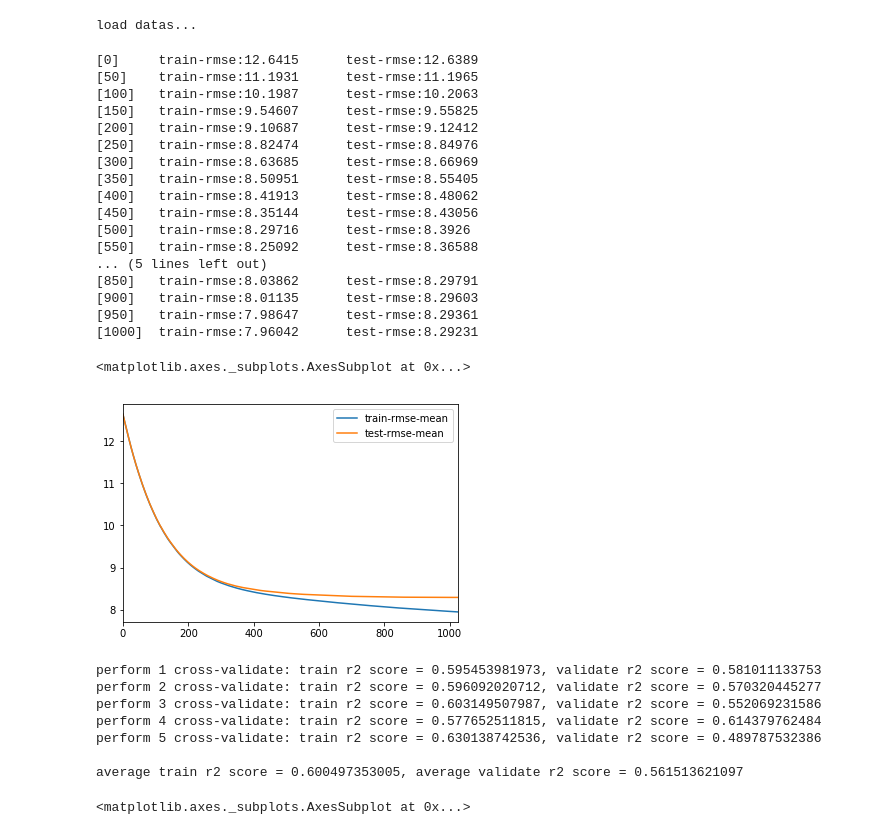
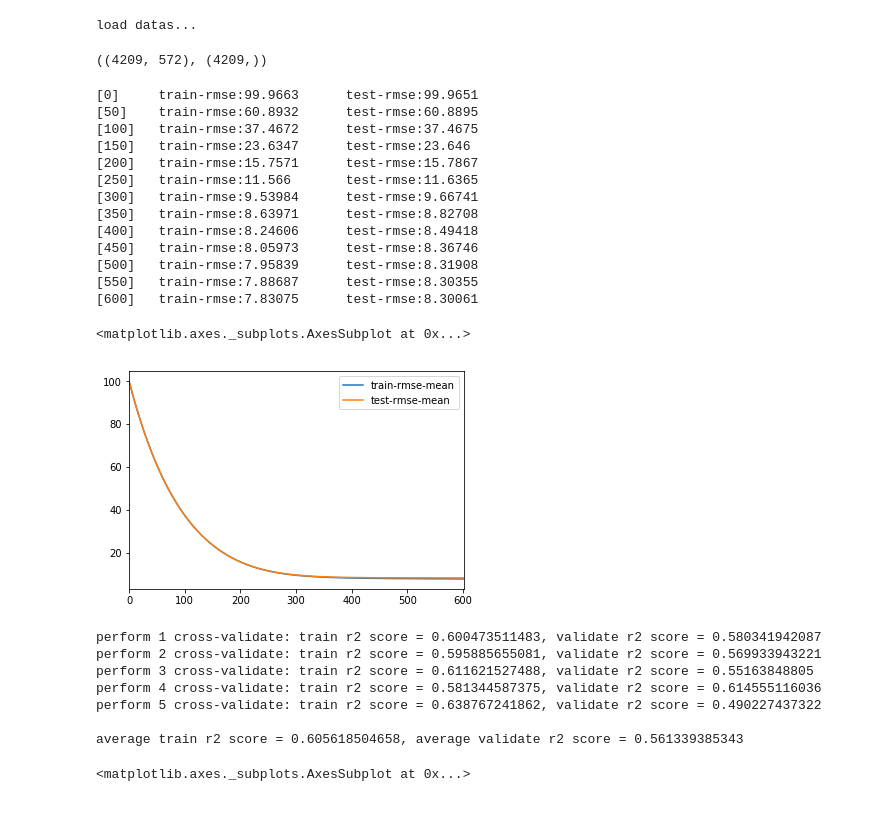
Before and after one commit to JCreeks/MercedesBenz, a Jupyter notebook: ML/model/XGBTuning.ipynb, the cells around one changed output. Cells and saved outputs as stored; diff of their text form; code cells hidden in the pictures.

```diff
--- a/ML/model/XGBTuning.ipynb
+++ b/ML/model/XGBTuning.ipynb
@@ -58,4 +58,8 @@ X_test = test
 y_train = y_train_all
 y_mean = np.mean(y_train)
 del train, test, y_train_all
+# %%
+X_train.shape, y_train.shape
+# %% [output]
+((4209, 572), (4209,))
 # %%
@@ -111,58 +115,71 @@ def CV(train, y, model, test_size=.2, CV_metric=r2_score):
     val_score = CV_metric(y_val, model.predict(X_val))
     print 'train_score =', train_score, ', val_score =', val_score
 # %%
+# xgb_params = {
+#     'eta': .1,
+#     'max_depth': 5,
+#     'subsample': 0.8,
+#     'reg_alpha': 0,
+#     'min_child_weight':1,
+#     'colsample_bytree': 0.8,
+#     'objective': 'reg:linear',
+#     'eval_metric': 'rmse',
+#     'silent': 1,
+#     'booster' :'gbtree',
+#     'tuneLength': 3,
+#     'seed': 123
+# }
+
+
 xgb_params = {
-    'eta': .005,
+    'eta': .01,
     'max_depth': 2,
-    'subsample': 0.95,
+    'subsample': 0.9,
     'reg_alpha': 0,
-    'base_score': y_mean,
-    'min_child_weight':6,
-    'colsample_bytree': 0.55,
+    'min_child_weight':4,
+    'colsample_bytree': 0.75,
     'objective': 'reg:linear',
     'eval_metric': 'rmse',
     'silent': 1,
     'booster' :'gbtree',
     'tuneLength': 3,
     'seed': 123
 }
 
 dtrain = xgb.DMatrix(X_train, y_train)
 dtest = xgb.DMatrix(X_test)
 
 cv_output = xgb.cv(xgb_params, dtrain, num_boost_round=5000, early_stopping_rounds=20,\
     verbose_eval=50, show_stdv=False)
 cv_output[['train-rmse-mean', 'test-rmse-mean']].plot()
+#.02 test-rmse:8.32887
+#.01 test-rmse:8.31722
 # %% [output]
-[0]     train-rmse:12.6415      test-rmse:12.6389
-[50]    train-rmse:11.1931      test-rmse:11.1965
-[100]   train-rmse:10.1987      test-rmse:10.2063
-[150]   train-rmse:9.54607      test-rmse:9.55825
-[200]   train-rmse:9.10687      test-rmse:9.12412
-[250]   train-rmse:8.82474      test-rmse:8.84976
-[300]   train-rmse:8.63685      test-rmse:8.66969
-[350]   train-rmse:8.50951      test-rmse:8.55405
-[400]   train-rmse:8.41913      test-rmse:8.48062
-[450]   train-rmse:8.35144      test-rmse:8.43056
-[500]   train-rmse:8.29716      test-rmse:8.3926
-[550]   train-rmse:8.25092      test-rmse:8.36588
-... (5 lines left out)
-[850]   train-rmse:8.03862      test-rmse:8.29791
-[900]   train-rmse:8.01135      test-rmse:8.29603
-[950]   train-rmse:7.98647      test-rmse:8.29361
-[1000]  train-rmse:7.96042      test-rmse:8.29231
+[0]     train-rmse:99.9663      test-rmse:99.9651
+[50]    train-rmse:60.8932      test-rmse:60.8895
+[100]   train-rmse:37.4672      test-rmse:37.4675
+[150]   train-rmse:23.6347      test-rmse:23.646
+[200]   train-rmse:15.7571      test-rmse:15.7867
+[250]   train-rmse:11.566       test-rmse:11.6365
+[300]   train-rmse:9.53984      test-rmse:9.66741
+[350]   train-rmse:8.63971      test-rmse:8.82708
+[400]   train-rmse:8.24606      test-rmse:8.49418
+[450]   train-rmse:8.05973      test-rmse:8.36746
+[500]   train-rmse:7.95839      test-rmse:8.31908
+[550]   train-rmse:7.88687      test-rmse:8.30355
+[600]   train-rmse:7.83075      test-rmse:8.30061
 <matplotlib.axes._subplots.AxesSubplot at 0x...>
-[figure, old version]
+[figure, new version]
 # %%
-DeepCV(X_train, y_train, xgb_params)
+DeepCV(X_train, y_train, xgb_params, n_folds=5)
 # %% [output]
-perform 1 cross-validate: train r2 score = 0.595453981973, validate r2 score = 0.581011133753
-perform 2 cross-validate: train r2 score = 0.596092020712, validate r2 score = 0.570320445277
-perform 3 cross-validate: train r2 score = 0.603149507987, validate r2 score = 0.552069231586
-perform 4 cross-validate: train r2 score = 0.577652511815, validate r2 score = 0.614379762484
-perform 5 cross-validate: train r2 score = 0.630138742536, validate r2 score = 0.489787532386
+perform 1 cross-validate: train r2 score = 0.600473511483, validate r2 score = 0.580341942087
+perform 2 cross-validate: train r2 score = 0.595885655081, validate r2 score = 0.569933943221
+perform 3 cross-validate: train r2 score = 0.611621527488, validate r2 score = 0.55163848805
+perform 4 cross-validate: train r2 score = 0.581344587375, validate r2 score = 0.614555116036
+perform 5 cross-validate: train r2 score = 0.638767241862, validate r2 score = 0.490227437322
 
-average train r2 score = 0.600497353005, average validate r2 score = 0.561513621097
+average train r2 score = 0.605618504658, average validate r2 score = 0.561339385343
 # %%
 num_boost_rounds = len(cv_output)
 model = xgb.train(dict(xgb_params, silent=0), dtrain, num_boost_round=num_boost_rounds)
```
Also changed, not shown: parts of 16 cells of this notebook, 4 other files.
